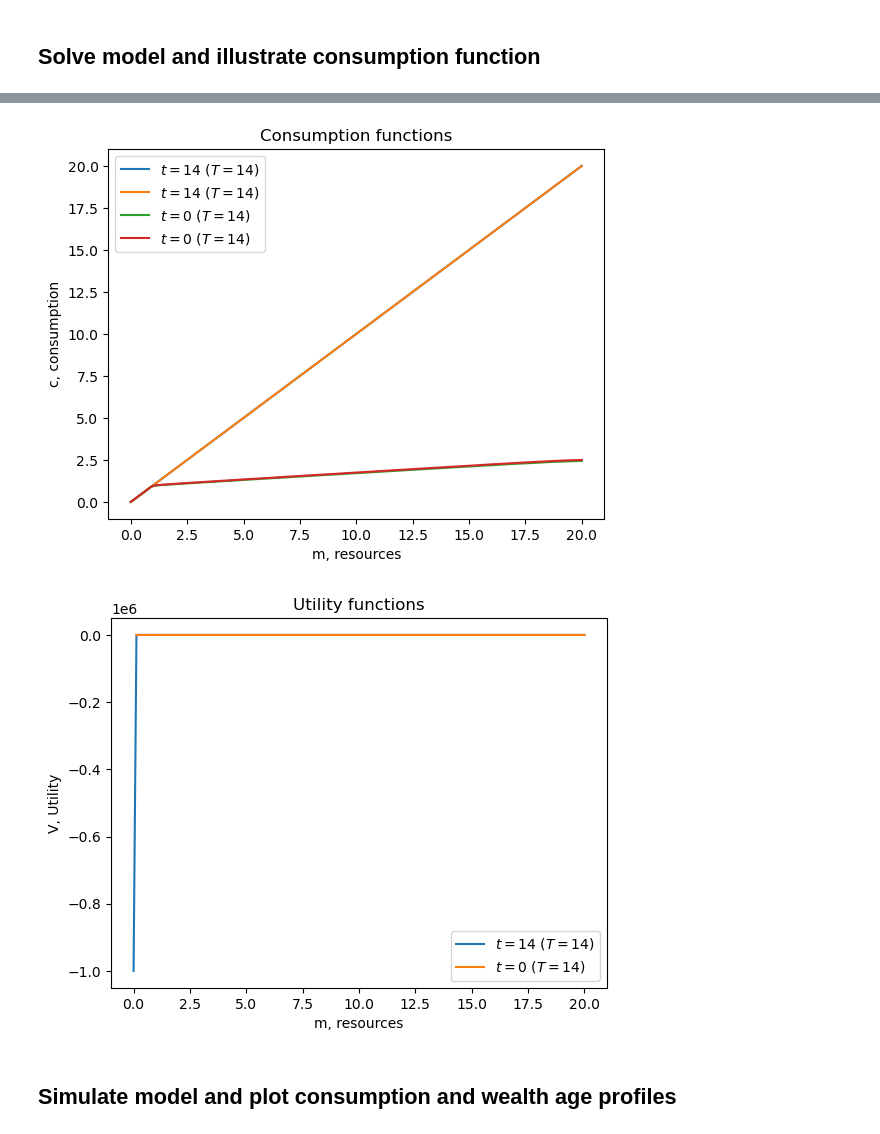
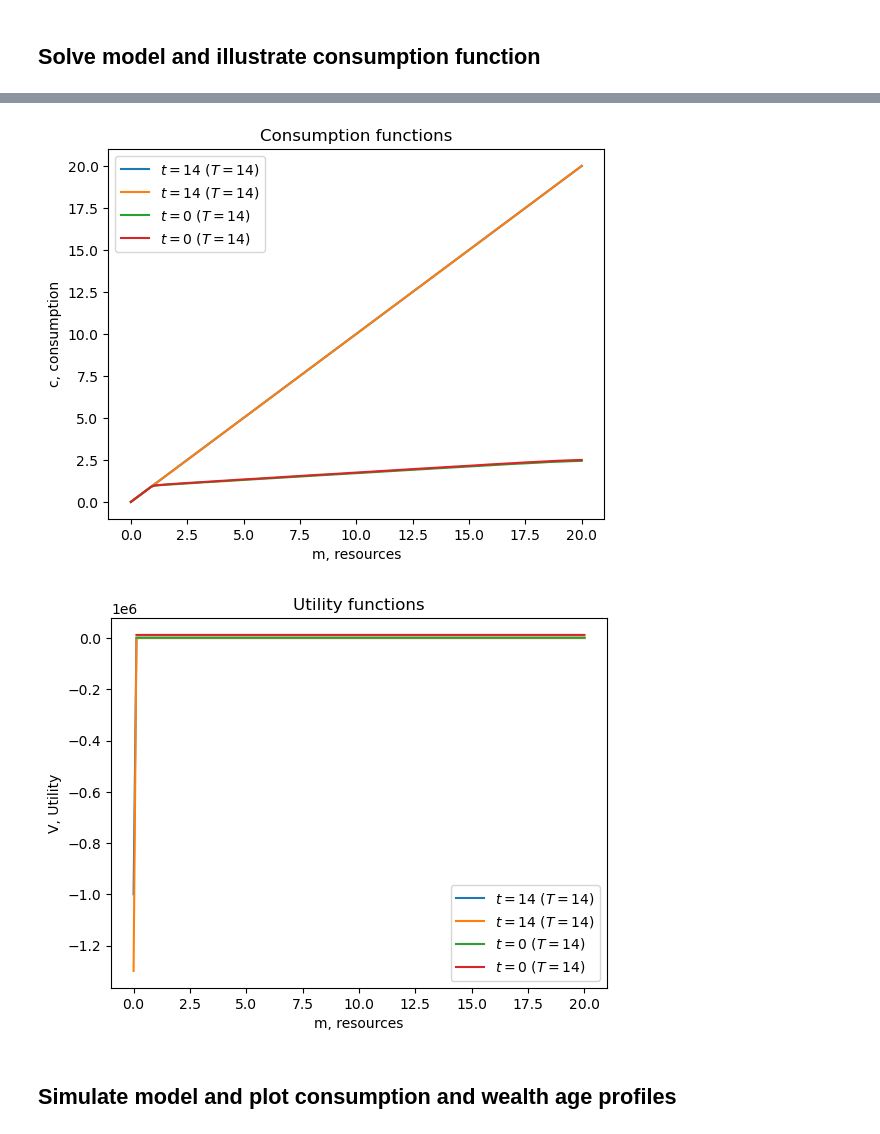
Before and after one commit to sseitz4/NumericalSetup, a Jupyter notebook: Example.ipynb, the cells around one changed output, grey strips where cells are left out. Saved outputs shown, nothing was run; the diff lists cells and outputs as text; code cells hidden in the pictures.

```diff
--- a/Example.ipynb
+++ b/Example.ipynb
@@ -82,6 +85,7 @@ ax.legend();
 fig,ax = plt.subplots()
 for t in (par.T-1,0):
     ax.plot(par.grid_m,sol.V[t, i_kids],label=f'$t={t}$ ($T={par.T-1}$)')
+    ax.plot(par.grid_m,sol.V[t, 1],label=f'$t={t}$ ($T={par.T-1}$)')
 ax.set(xlabel='m, resources',ylabel='V, Utility',title='Utility functions')
 ax.legend();
 # %% [output]
@@ -90,5 +94,5 @@ Wall time: 482 ms
 [figure]
-[figure, old version]
+[figure, new version]
 # %% [markdown]
 ## Simulate model and plot consumption and wealth age profiles
 # %%
```
Also changed, not shown: parts of 3 cells of this notebook.
